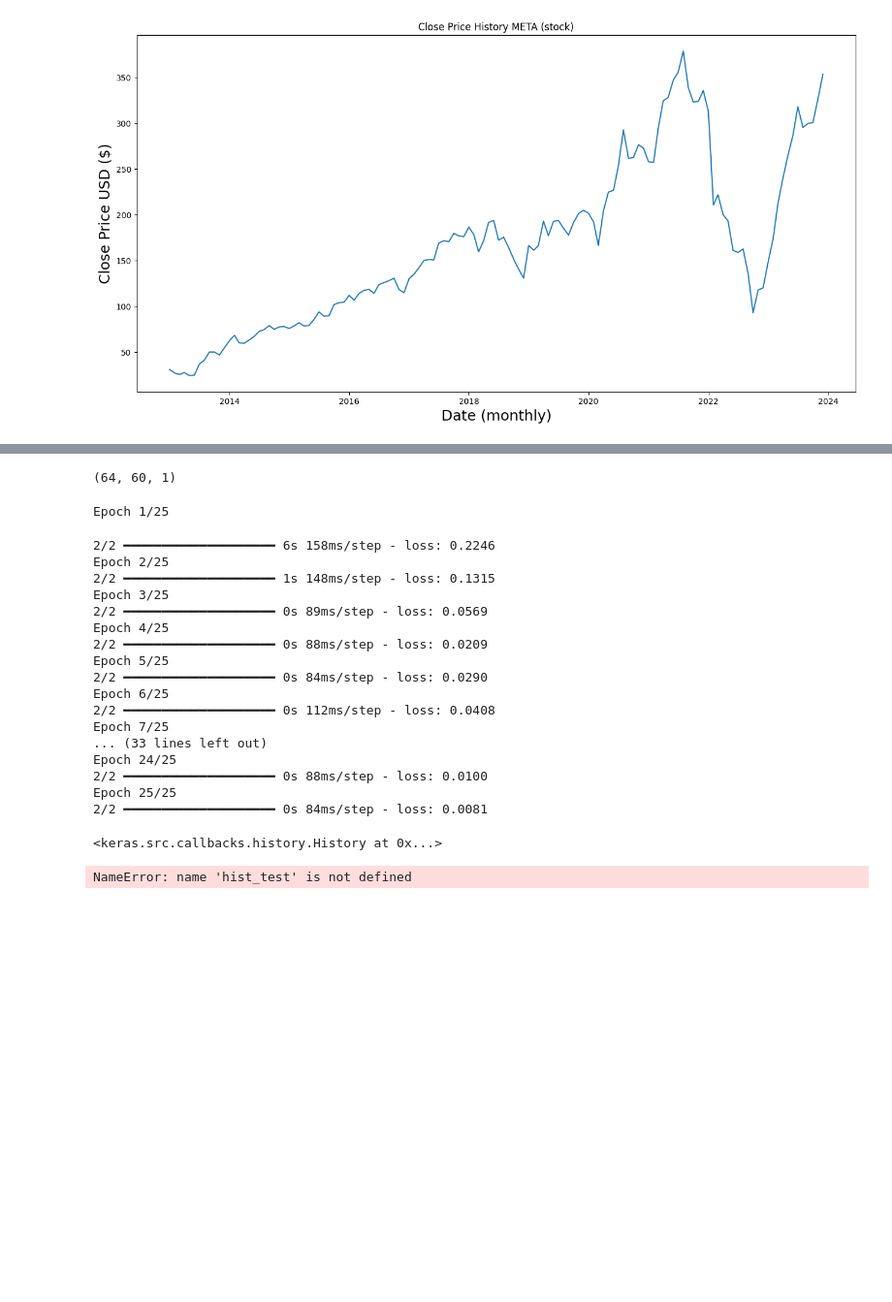
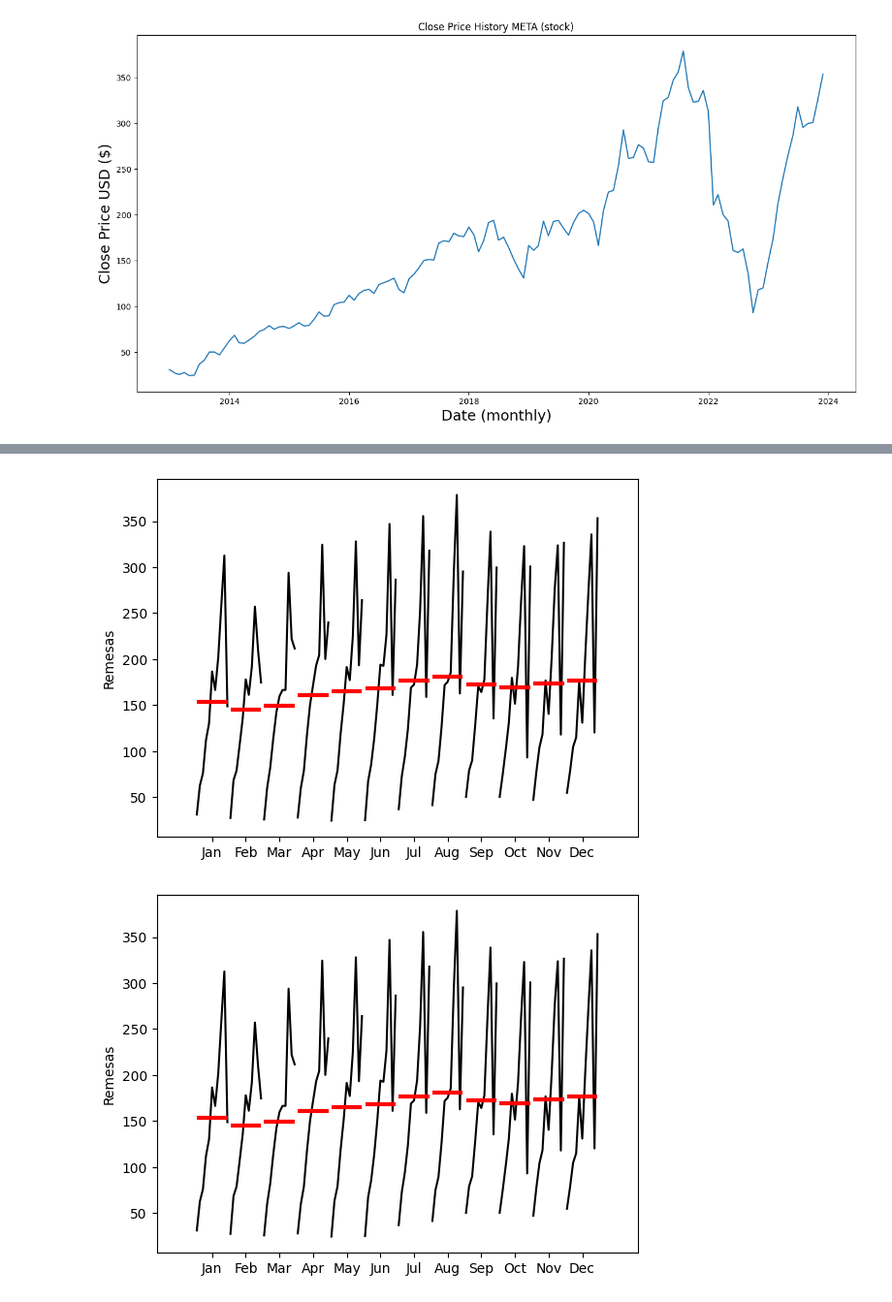
Before and after one commit to Michelleagl/Series_de_Tiempo, a Jupyter notebook: series_de_tiempo.ipynb, the cells around one changed output, grey strips where cells are left out. Shown: that part at 97% size. Saved outputs shown, nothing was run; the diff lists cells and outputs as text; code cells hidden in the pictures; blank space fills up the shorter version.

```diff
--- a/series_de_tiempo.ipynb
+++ b/series_de_tiempo.ipynb
@@ -288,58 +264,0 @@ array([[0.00992216],
-# %%
-x2 = []
-y2 = []
-
-for x in range(prediction_days, len(scaled_data2)):
-    x2.append(scaled_data1[x-prediction_days:x, 0])
-    y2.append(scaled_data1[x, 0])
-
-x2, y2 = np.array(x2), np.array(y2)
-x2 = np.reshape(x2, (x2.shape[0], x2.shape[1], 1))
-
-x2.shape
-# %% [output]
-(64, 60, 1)
-# %%
-model2 = Sequential()
-
-model2.add(GRU(units=50, return_sequences=True, input_shape=(x2.shape[1], 1)))
-model2.add(Dropout(0.2))
-model2.add(GRU(units=50, return_sequences=True))
-model2.add(Dropout(0.2))
-model2.add(GRU(units=50))
-model2.add(Dropout(0.2))
-model2.add(Dense(units=1))
-
-model2.compile(optimizer='adam', loss='mean_squared_error')
-model2.fit(x2, y2, epochs=25, batch_size=32)
-# %% [output]
-Epoch 1/25
-2/2 ━━━━━━━━━━━━━━━━━━━━ 6s 158ms/step - loss: 0.2246
-Epoch 2/25
-2/2 ━━━━━━━━━━━━━━━━━━━━ 1s 148ms/step - loss: 0.1315
-Epoch 3/25
-2/2 ━━━━━━━━━━━━━━━━━━━━ 0s 89ms/step - loss: 0.0569
-Epoch 4/25
-2/2 ━━━━━━━━━━━━━━━━━━━━ 0s 88ms/step - loss: 0.0209
-Epoch 5/25
-2/2 ━━━━━━━━━━━━━━━━━━━━ 0s 84ms/step - loss: 0.0290
-Epoch 6/25
-2/2 ━━━━━━━━━━━━━━━━━━━━ 0s 112ms/step - loss: 0.0408
-Epoch 7/25
-... (33 lines left out)
-Epoch 24/25
-2/2 ━━━━━━━━━━━━━━━━━━━━ 0s 88ms/step - loss: 0.0100
-Epoch 25/25
-2/2 ━━━━━━━━━━━━━━━━━━━━ 0s 84ms/step - loss: 0.0081
-<keras.src.callbacks.history.History at 0x...>
-# %%
-hist2 = ticker.history(start= '2024-01-01', end= '2024-06-30')
-actual_price = hist2['Close'].values
-
-total_dataset = pd.concat((hist2['Close'], hist_test['Close']), axis=0)
-model_inputs = total_dataset[len(total_dataset) - len(hist_test) - prediction_days:].values
-model_inputs = serie1.transform(model_inputs.reshape(-1, 1))
-
-model_inputs
-# %% [output]
-NameError: name 'hist_test' is not defined
@@ -345,0 +267,5 @@ NameError: name 'hist_test' is not defined
+# %%
+month_plot(hist2, ylabel='Remesas')
+# %% [output]
+[figure, added]
+[figure, added]
```
Also changed, not shown: parts of 16 cells of this notebook.
